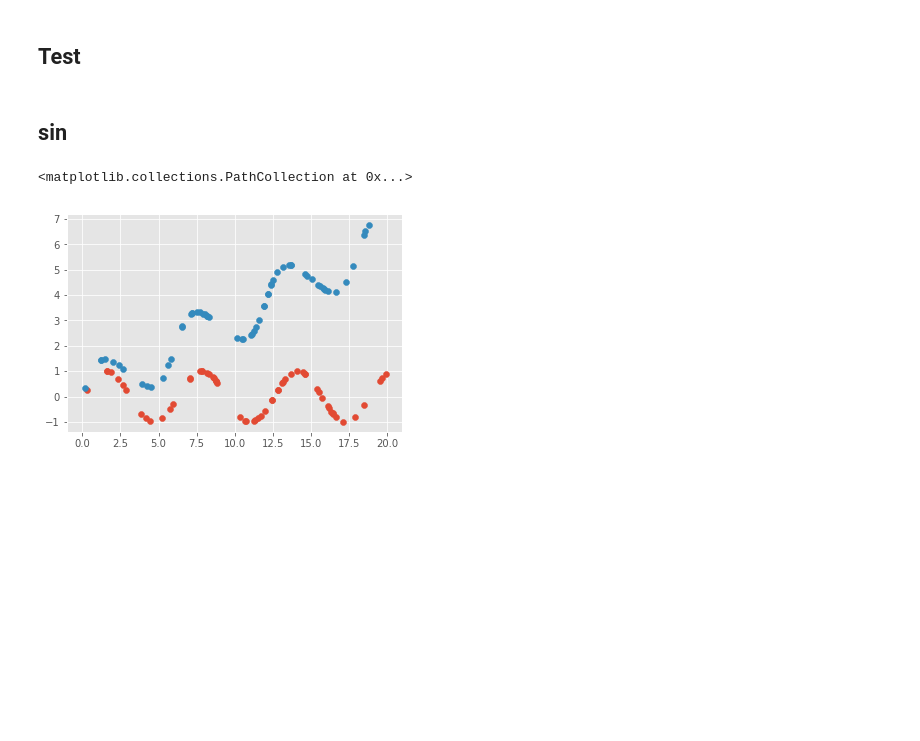
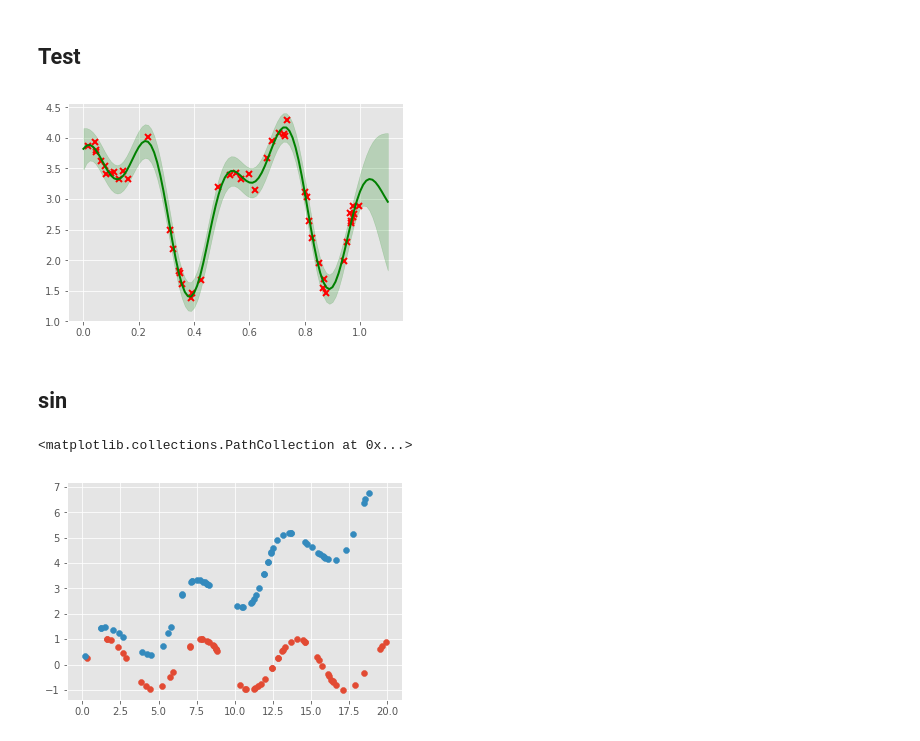
Before and after one commit to constanzafierro/supernovae, a Jupyter notebook: gpflow_extension.ipynb, the cells around one changed output. Drawn from its saved outputs; the diff is of its cells as text; code cells hidden in the pictures; blank space fills up the shorter version.

```diff
--- a/gpflow_extension.ipynb
+++ b/gpflow_extension.ipynb
@@ -36,21 +36,22 @@ class SpectralMixture(gpflow.kernels.Stationary): # stationary, eucl_dist
 # %%
 N = 50
 X = np.random.rand(N, 1)
 f = lambda u: (np.sin(u))
 Y = np.sin(12*X) + 0.66*np.cos(25*X) + np.random.randn(N,1)*0.1 + 3
 
 k = SpectralMixture(q=8)
 
 m = gpflow.gpr.GPR(X, Y, kern=k)
 
-m.optimize(method=tf.train.AdamOptimizer(0.01), maxiter=6000)
-# <class 'tensorflow.python.framework.ops.Tensor'>
+m.optimize(method=tf.train.AdamOptimizer(0.01), maxiter=10000)
 xx = np.linspace(0, 1.1, 100).reshape(100, 1)
 mean, var = m.predict_y(xx)
 plt.plot(X, Y, 'kx', mew=2, c='r')
 line, = plt.plot(xx, mean, lw=2, c='g')
 _ = plt.fill_between(xx[:,0], mean[:,0] - 2*np.sqrt(var[:,0]),
                      mean[:,0] + 2*np.sqrt(var[:,0]), color=line.get_color(), alpha=0.2)
+# %% [output]
+[figure, added]
 # %% [markdown]
 ## sin
 # %%
```
Also changed, not shown: 1 other file.
